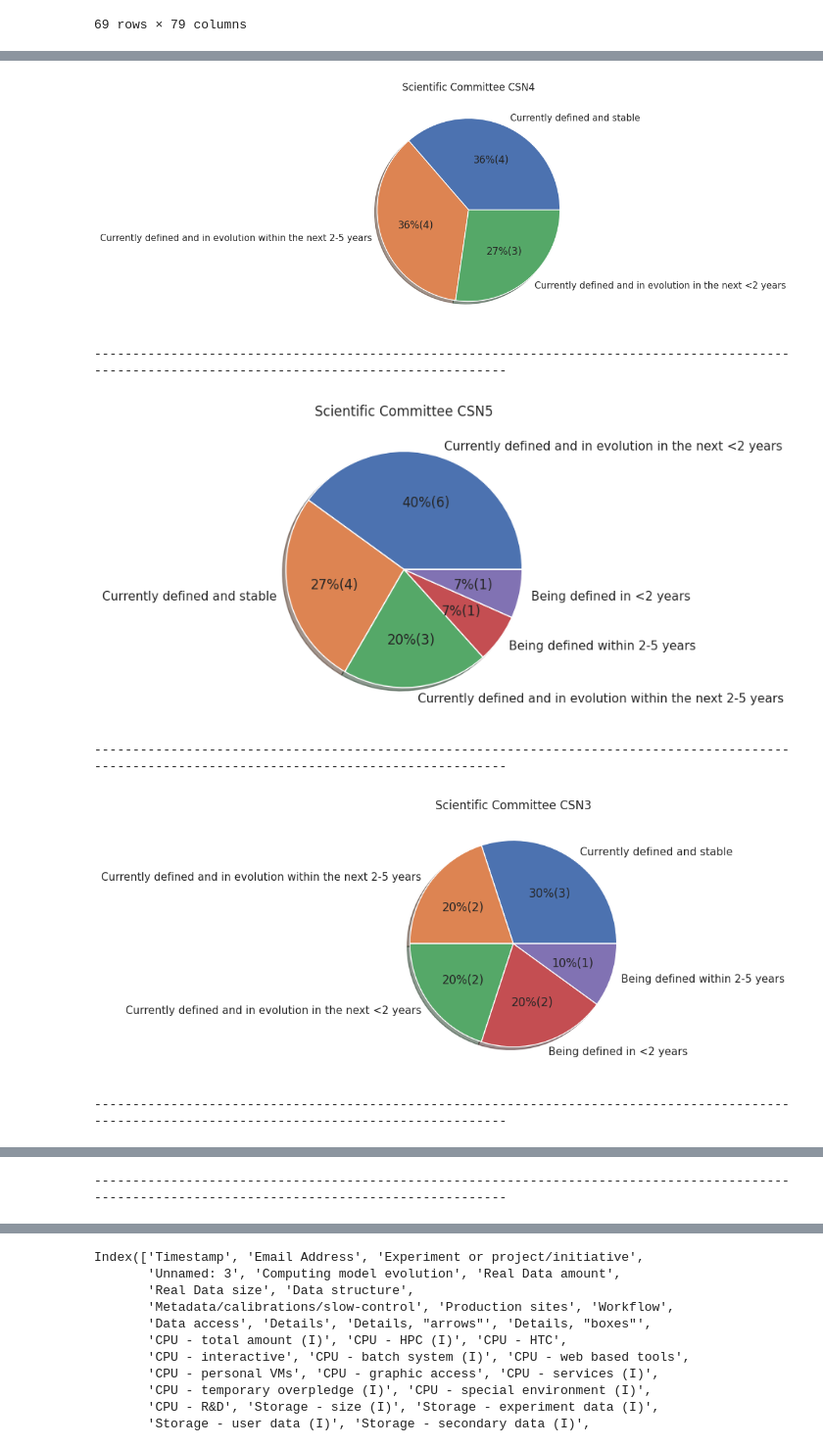
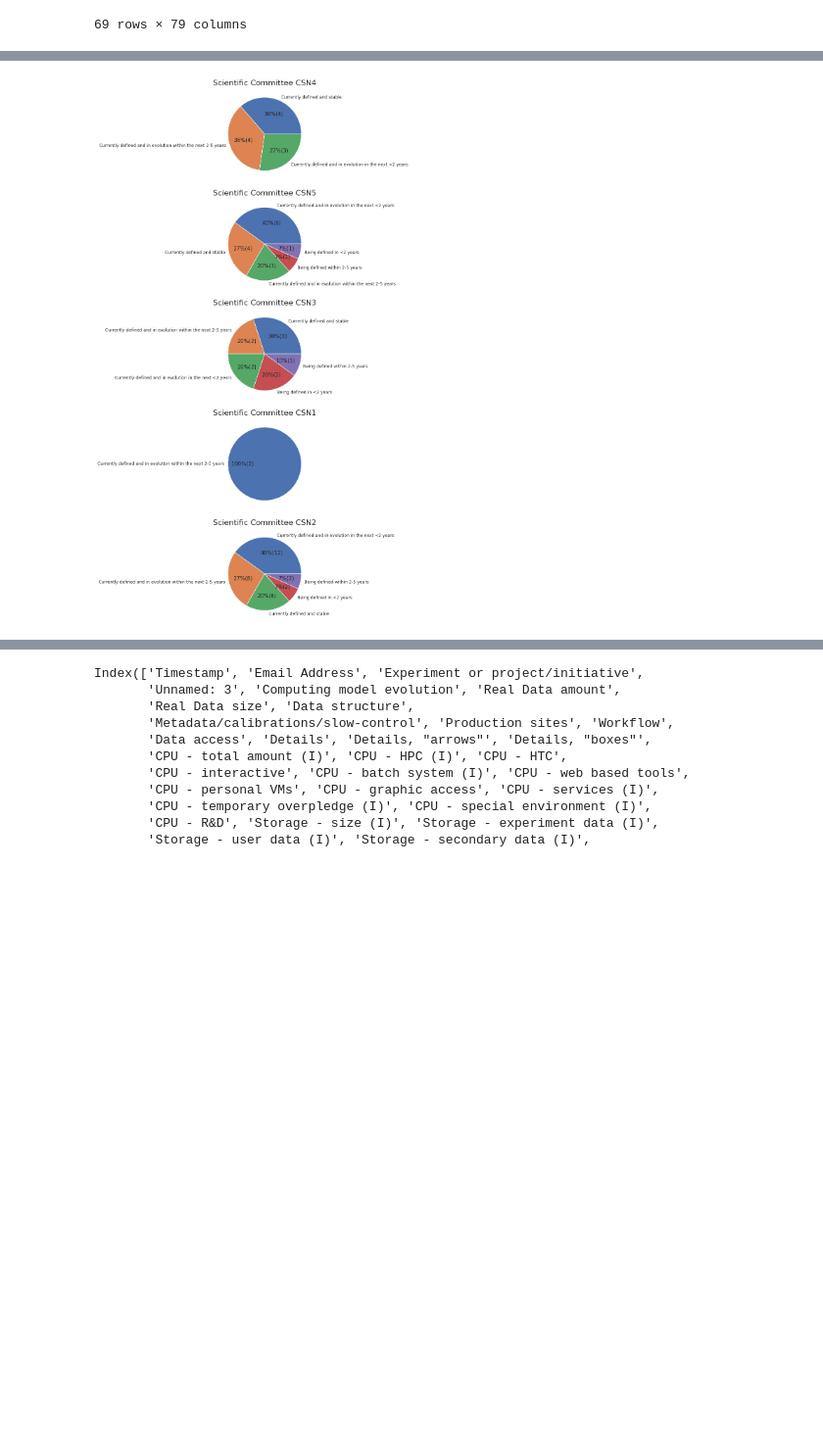
Before and after one commit to gmazzitelli/GSN2, a Jupyter notebook: IFNFCM.ipynb, the cells around one changed output, grey strips where cells are left out. Shown at 98% size. Cells and saved outputs as stored; diff of their text form; code cells hidden in the pictures; blank space fills up the shorter version.

```diff
--- a/IFNFCM.ipynb
+++ b/IFNFCM.ipynb
@@ -49,13 +49,12 @@ df
 | 68 | 10/26/2023 10:17:57 | daniele.spiga@pg.infn.it | CMS | NaN | Currently defined and in evolutio... | >100M | ... |
 69 rows × 79 columns
 # %%
+sns.set_style("whitegrid")
+sns.set_context("paper", rc={"font.size":11,"axes.titlesize":16,"axes.labelsize":11})
 fig, ax = plt.subplots(figsize=(5,5))
-colors = ["g", "w", "k", "y", "c"]
-explode = [0, 0.1, 0, 0, 0]
 what = "Scientific Committee"
 elements = len(df[what])
-pd.value_counts(df[what]).plot(kind='pie', autopct=lambda x: '{:.0f}%({:.0f})'.format(x, x*elements/100), label="",
-                                     shadow=True, explode=explode)
+pd.value_counts(df[what]).plot(kind='pie', autopct=lambda x: '{:.0f}%({:.0f})'.format(x, x*elements/100), label="")
 plt.title(what)
 plt.show()
 # %% [output]
@@ -63,23 +62,18 @@ plt.show()
 # %%
-fig, ax = plt.subplots(figsize=(5,5))
-colors = ["g", "w", "k", "y", "c"]
-#explode = [0, 0.1, 0, 0, 0]
+
 #data = df[(df["Scientific Committee"]=="CSN4") & (df["Computing model evolution"]=="Currently defined and stable")]["CPU - total amount (I)"]
 #data = df[((df["Scientific Committee"]=="CSN1") | (df["Scientific Committee"]=="CSN2") | (df["Scientific Committee"]=="CSN3")) & (df["Computing model evolution"]=="Currently defined and stable")]["CPU - total amount (I)"]
 #data = df[((df["Scientific Committee"]=="CSN1") | (df["Scientific Committee"]=="CSN2") | (df["Scientific Committee"]=="CSN3")) & (df["Computing model evolution"]=="Currently defined and stable")]["Storage - size (I)"]
-what = "Scientific Committee"
-CSN = pd.unique(df[what])
-for i, csn in enumerate(CSN):
-  data = df[(df[what]==csn)]["Computing model evolution"]
-  elements = len(data)
-  pd.value_counts(data).plot(kind='pie', autopct=lambda x: '{:.0f}%({:.0f})'.format(x, x*elements/100), label="", shadow=True)
-  plt.title(what+" "+csn)
-  plt.show()
-  print("-------------------------------------------------------------------------------------------------------------------------------------------------")
+def pie_by_who_what(who, what):
+  fig, ax = plt.subplots(5,figsize=(4,20))
+  CSN = pd.unique(df[who])
+  for i, csn in enumerate(CSN):
+    data = df[(df[who]==csn)][what]
+    elements = len(data)
+    pd.value_counts(data).plot(kind='pie', ax=ax[i], autopct=lambda x: '{:.0f}%({:.0f})'.format(x, x*elements/100), label="")
+    ax[i].set_title(who+" "+csn)
+  return fig
+pie_by_who_what(who="Scientific Committee", what="Computing model evolution")
+plt.show()
 # %% [output]
-[figure, old version]
+[figure, new version]
--------------------------------------------------------------------------------------------------------------------------------------------------
-[figure, removed]
--------------------------------------------------------------------------------------------------------------------------------------------------
-[figure, removed]
--------------------------------------------------------------------------------------------------------------------------------------------------
@@ -87 +79,0 @@ for i, csn in enumerate(CSN):
--------------------------------------------------------------------------------------------------------------------------------------------------
```
Also changed, not shown: parts of 5 cells of this notebook.
